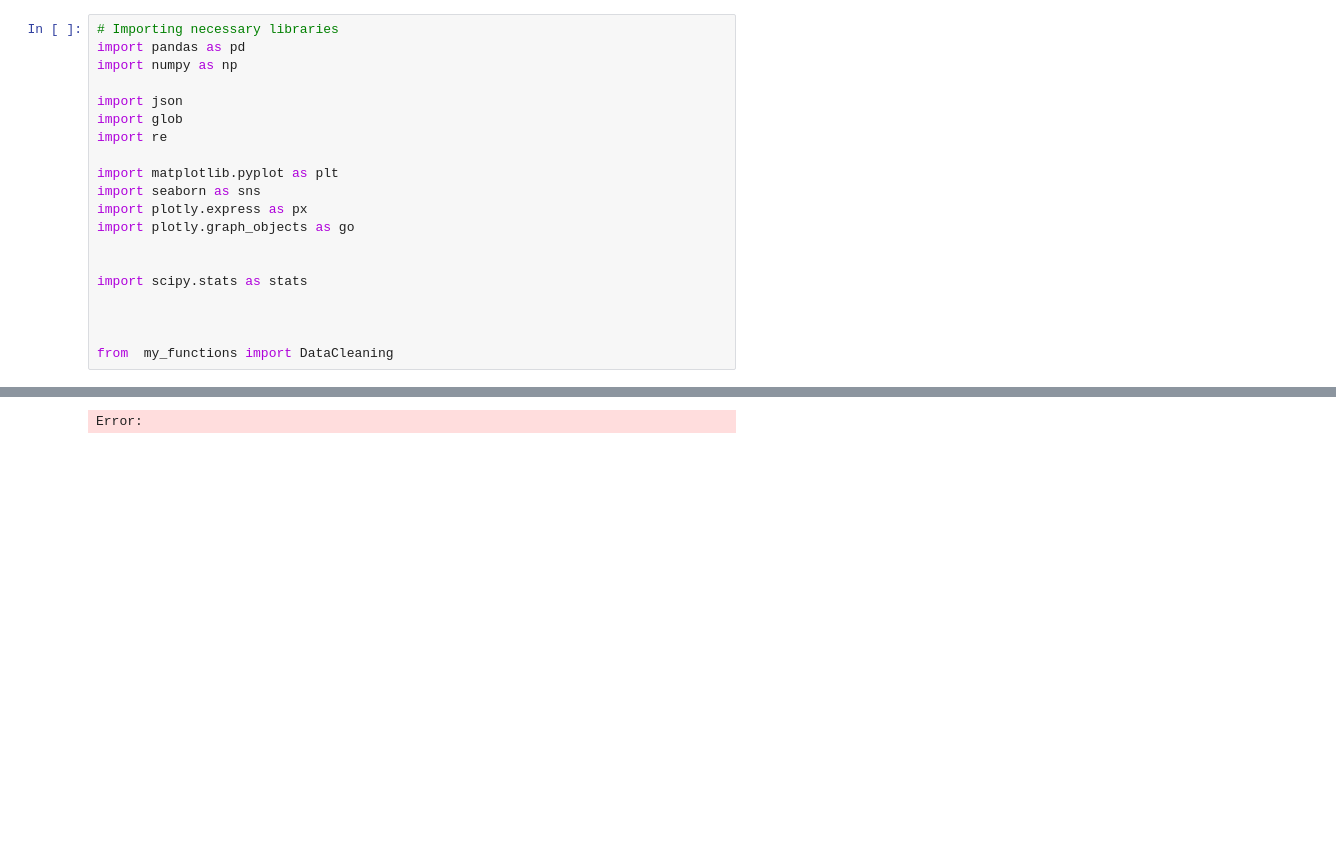
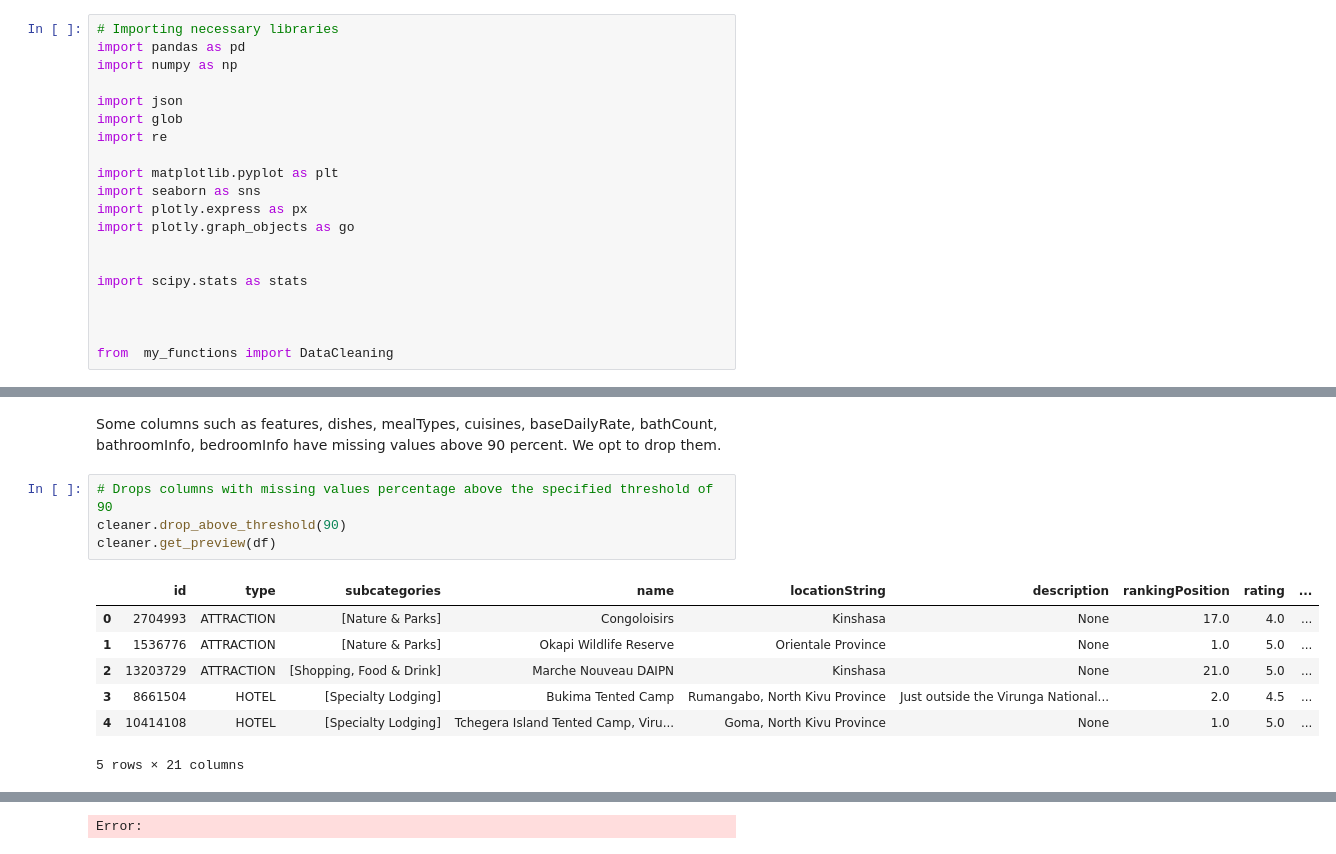
Before and after one commit to R3TR0Quan/travel-destination-recommendation-sys, a Jupyter notebook: misc_notebooks/ian.ipynb, the cells around one changed output, grey strips where cells are left out. Cells and saved outputs as stored; diff of their text form; blank space fills up the shorter version.

```diff
--- a/misc_notebooks/ian.ipynb
+++ b/misc_notebooks/ian.ipynb
@@ -53,0 +122,14 @@ Error:
+# %% [markdown]
+Some columns such as features, dishes, mealTypes, cuisines, baseDailyRate, bathCount, bathroomInfo, bedroomInfo have missing values above 90 percent. We opt to drop them.
+# %%
+# Drops columns with missing values percentage above the specified threshold of 90
+cleaner.drop_above_threshold(90)
+cleaner.get_preview(df)
+# %% [output]
+|  | id | type | subcategories | name | locationString | description | rankingPosition | rating | ... |
+| 0 | 2704993 | ATTRACTION | [Nature & Parks] | Congoloisirs | Kinshasa | None | 17.0 | 4.0 | ... |
+| 1 | 1536776 | ATTRACTION | [Nature & Parks] | Okapi Wildlife Reserve | Orientale Province | None | 1.0 | 5.0 | ... |
+| 2 | 13203729 | ATTRACTION | [Shopping, Food & Drink] | Marche Nouveau DAIPN | Kinshasa | None | 21.0 | 5.0 | ... |
+| 3 | 8661504 | HOTEL | [Specialty Lodging] | Bukima Tented Camp | Rumangabo, North Kivu Province | Just outside the Virunga National... | 2.0 | 4.5 | ... |
+| 4 | 10414108 | HOTEL | [Specialty Lodging] | Tchegera Island Tented Camp, Viru... | Goma, North Kivu Province | None | 1.0 | 5.0 | ... |
+5 rows × 21 columns
```
Also changed, not shown: parts of 12 cells of this notebook, 8 other files.
